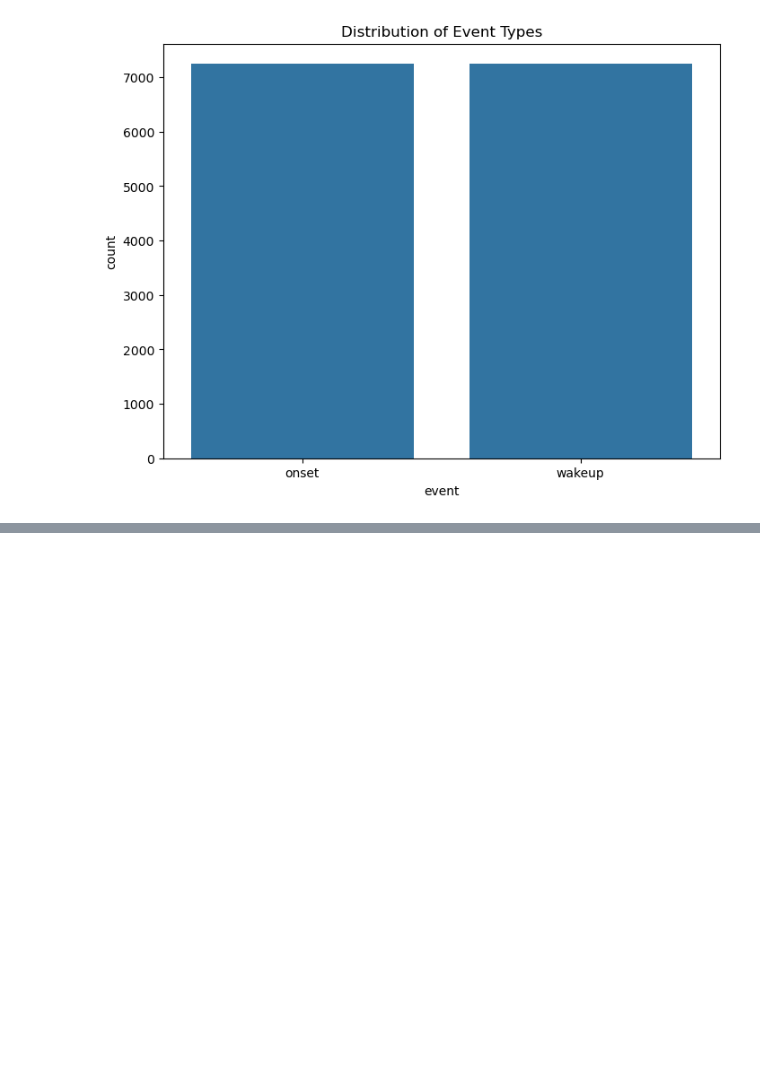
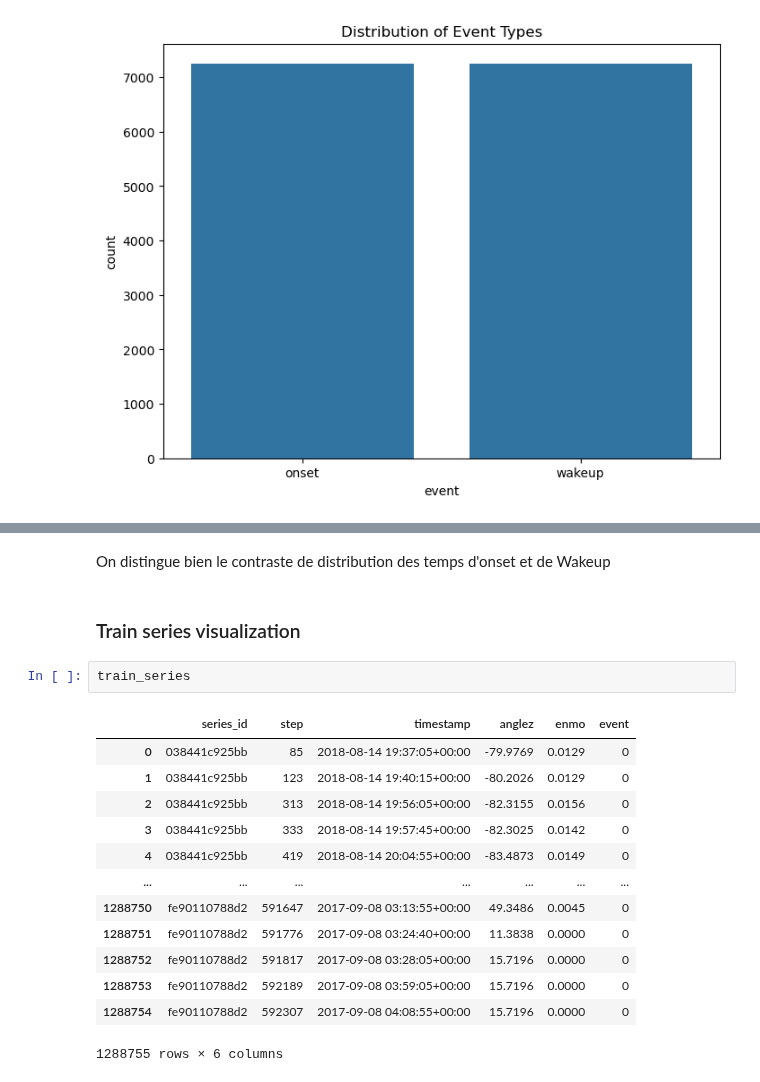
Before and after one commit to theo-serralta/sleep-states, a Jupyter notebook: src/Visualization_and_PreProcessing_Theo.ipynb, the cells around one changed output, grey strips where cells are left out. Drawn from its saved outputs; the diff is of its cells as text; blank space fills up the shorter version.

```diff
--- a/src/Visualization_and_PreProcessing_Theo.ipynb
+++ b/src/Visualization_and_PreProcessing_Theo.ipynb
@@ -98,0 +165,20 @@ plt.show()
+# %% [markdown]
+On distingue bien le contraste de distribution des temps d'onset et de Wakeup
+# %% [markdown]
+### Train series visualization
+# %%
+train_series
+# %% [output]
+|  | series_id | step | timestamp | anglez | enmo | event |
+| 0 | 038441c925bb | 85 | 2018-08-14 19:37:05+00:00 | -79.9769 | 0.0129 | 0 |
+| 1 | 038441c925bb | 123 | 2018-08-14 19:40:15+00:00 | -80.2026 | 0.0129 | 0 |
+| 2 | 038441c925bb | 313 | 2018-08-14 19:56:05+00:00 | -82.3155 | 0.0156 | 0 |
+| 3 | 038441c925bb | 333 | 2018-08-14 19:57:45+00:00 | -82.3025 | 0.0142 | 0 |
+| 4 | 038441c925bb | 419 | 2018-08-14 20:04:55+00:00 | -83.4873 | 0.0149 | 0 |
+| ... | ... | ... | ... | ... | ... | ... |
+| 1288750 | fe90110788d2 | 591647 | 2017-09-08 03:13:55+00:00 | 49.3486 | 0.0045 | 0 |
+| 1288751 | fe90110788d2 | 591776 | 2017-09-08 03:24:40+00:00 | 11.3838 | 0.0000 | 0 |
+| 1288752 | fe90110788d2 | 591817 | 2017-09-08 03:28:05+00:00 | 15.7196 | 0.0000 | 0 |
+| 1288753 | fe90110788d2 | 592189 | 2017-09-08 03:59:05+00:00 | 15.7196 | 0.0000 | 0 |
+| 1288754 | fe90110788d2 | 592307 | 2017-09-08 04:08:55+00:00 | 15.7196 | 0.0000 | 0 |
+1288755 rows × 6 columns
```
Also changed, not shown: parts of 12 cells of this notebook.
